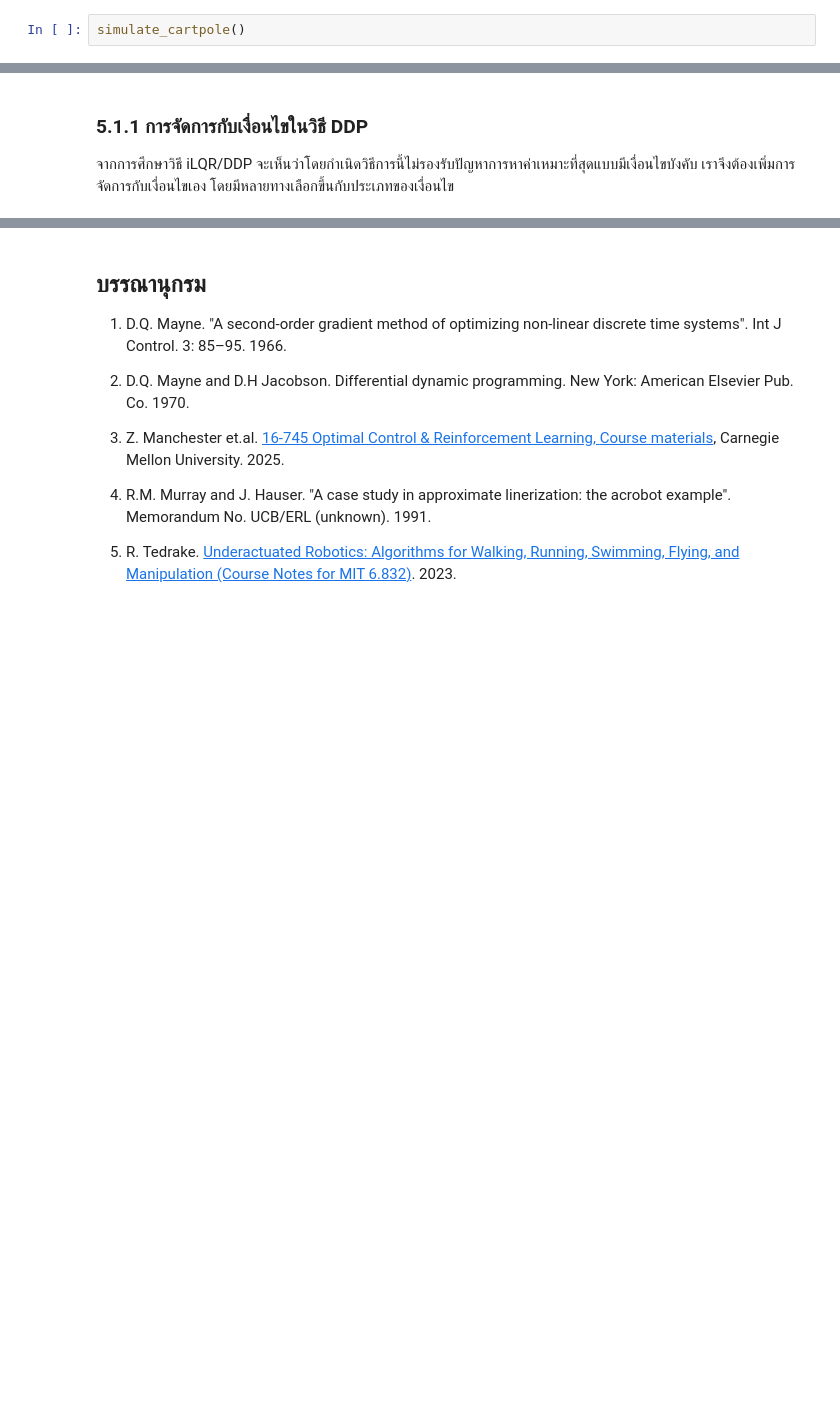
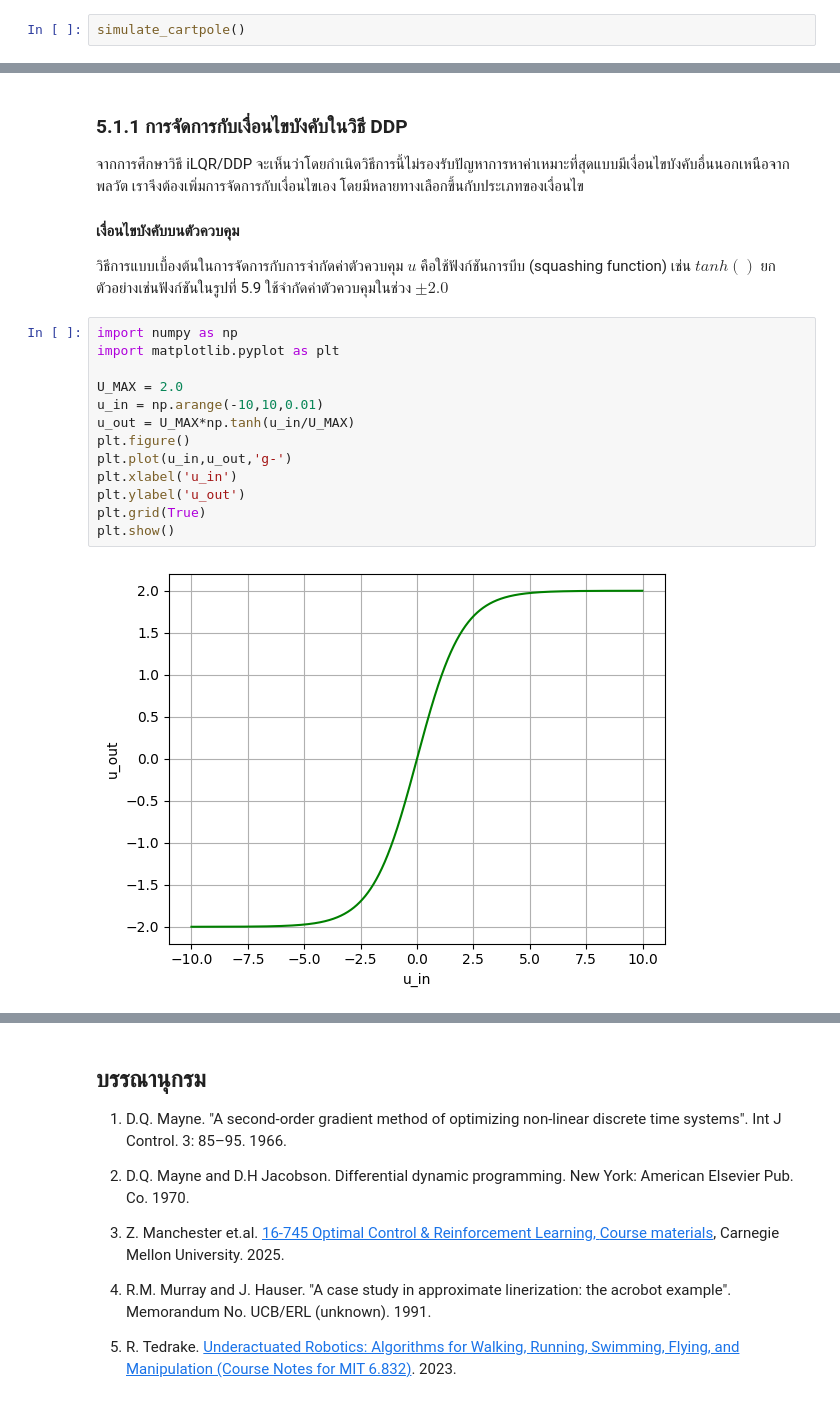
Before and after one commit to dewdotninja/ocrl, a Jupyter notebook: doc/notebooks/chapter5.ipynb, the cells around one changed output, grey strips where cells are left out. Cells and saved outputs as stored; diff of their text form; blank space fills up the shorter version.

```diff
--- a/doc/notebooks/chapter5.ipynb
+++ b/doc/notebooks/chapter5.ipynb
@@ -1258,5 +1260,25 @@ $d = G_{uu}^{-1}g_u, \;\; K = G_{uu}^{-1}G_{ux}$
 # %% [markdown]
-### 5.1.1 การจัดการกับเงื่อนไขในวิธี DDP
+### 5.1.1 การจัดการกับเงื่อนไขบังคับในวิธี DDP
 
-จากการศึกษาวิธี iLQR/DDP จะเห็นว่าโดยกำเนิดวิธีการนี้ไม่รองรับปัญหาการหาค่าเหมาะที่สุดแบบมีเงื่อนไขบังคับ
+จากการศึกษาวิธี iLQR/DDP จะเห็นว่าโดยกำเนิดวิธีการนี้ไม่รองรับปัญหาการหาค่าเหมาะที่สุดแบบมีเงื่อนไขบังคับอื่นนอกเหนือจากพลวัต
 เราจึงต้องเพิ่มการจัดการกับเงื่อนไขเอง โดยมีหลายทางเลือกขึ้นกับประเภทของเงื่อนไข
+
+#### เงื่อนไขบังคับบนตัวควบคุม
+
+วิธีการแบบเบื้องต้นในการจัดการกับการจำกัดค่าตัวควบคุม $u$ คือใช้ฟังก์ชันการบีบ (squashing function)
+เช่น $tanh()$ ยกตัวอย่างเช่นฟังก์ชันในรูปที่ 5.9 ใช้จำกัดค่าตัวควบคุมในช่วง $\pm 2.0$
+# %%
+import numpy as np
+import matplotlib.pyplot as plt
+
+U_MAX = 2.0
+u_in = np.arange(-10,10,0.01)
+u_out = U_MAX*np.tanh(u_in/U_MAX)
+plt.figure()
+plt.plot(u_in,u_out,'g-')
+plt.xlabel('u_in')
+plt.ylabel('u_out')
+plt.grid(True)
+plt.show()
+# %% [output]
+[figure, added]
```
Also changed, not shown: parts of 9 cells of this notebook.
